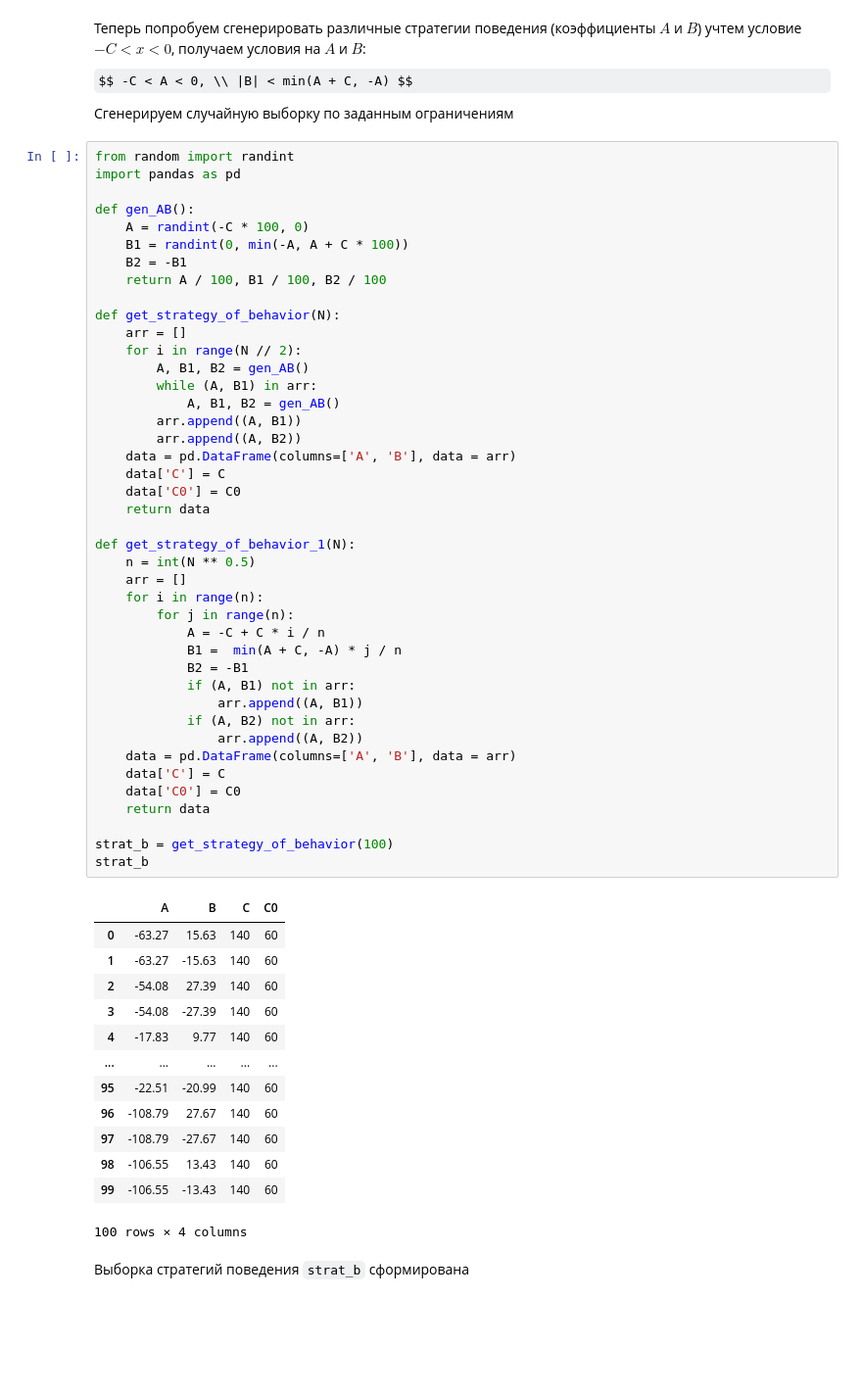
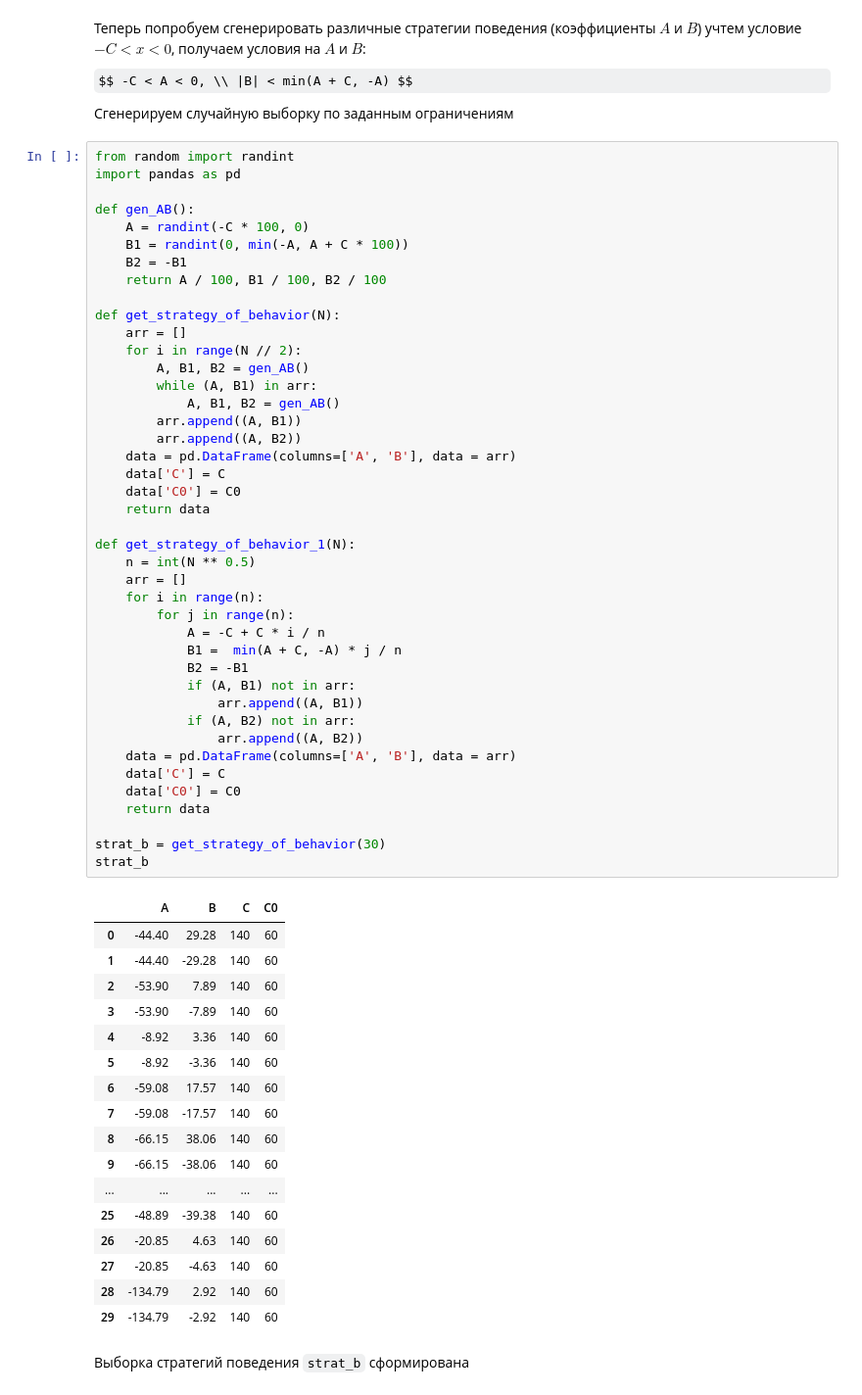
Before and after one commit to Step2Victory/research_fitness_function, a Jupyter notebook: Untitled.ipynb, the cells around one changed output. Shown: that part at 98% size. Saved outputs shown, nothing was run; the diff lists cells and outputs as text; some formulas as TeX source; blank space fills up the shorter version.

```diff
--- a/Untitled.ipynb
+++ b/Untitled.ipynb
@@ -117,46 +117,50 @@ def get_strategy_of_behavior(N):
         A, B1, B2 = gen_AB()
         while (A, B1) in arr:
             A, B1, B2 = gen_AB()
         arr.append((A, B1))
         arr.append((A, B2))
     data = pd.DataFrame(columns=['A', 'B'], data = arr)
     data['C'] = C
     data['C0'] = C0
     return data
 
 def get_strategy_of_behavior_1(N):
     n = int(N ** 0.5)
     arr = []
     for i in range(n):
         for j in range(n):
             A = -C + C * i / n
             B1 =  min(A + C, -A) * j / n
             B2 = -B1
             if (A, B1) not in arr:
                 arr.append((A, B1))
             if (A, B2) not in arr:
                 arr.append((A, B2))
     data = pd.DataFrame(columns=['A', 'B'], data = arr)
     data['C'] = C
     data['C0'] = C0
     return data
 
-strat_b = get_strategy_of_behavior(100)
+strat_b = get_strategy_of_behavior(30)
 strat_b
 # %% [output]
 |  | A | B | C | C0 |
-| 0 | -63.27 | 15.63 | 140 | 60 |
-| 1 | -63.27 | -15.63 | 140 | 60 |
-| 2 | -54.08 | 27.39 | 140 | 60 |
-| 3 | -54.08 | -27.39 | 140 | 60 |
-| 4 | -17.83 | 9.77 | 140 | 60 |
+| 0 | -44.40 | 29.28 | 140 | 60 |
+| 1 | -44.40 | -29.28 | 140 | 60 |
+| 2 | -53.90 | 7.89 | 140 | 60 |
+| 3 | -53.90 | -7.89 | 140 | 60 |
+| 4 | -8.92 | 3.36 | 140 | 60 |
+| 5 | -8.92 | -3.36 | 140 | 60 |
+| 6 | -59.08 | 17.57 | 140 | 60 |
+| 7 | -59.08 | -17.57 | 140 | 60 |
+| 8 | -66.15 | 38.06 | 140 | 60 |
+| 9 | -66.15 | -38.06 | 140 | 60 |
 | ... | ... | ... | ... | ... |
-| 95 | -22.51 | -20.99 | 140 | 60 |
-| 96 | -108.79 | 27.67 | 140 | 60 |
-| 97 | -108.79 | -27.67 | 140 | 60 |
-| 98 | -106.55 | 13.43 | 140 | 60 |
-| 99 | -106.55 | -13.43 | 140 | 60 |
+| 25 | -48.89 | -39.38 | 140 | 60 |
+| 26 | -20.85 | 4.63 | 140 | 60 |
+| 27 | -20.85 | -4.63 | 140 | 60 |
+| 28 | -134.79 | 2.92 | 140 | 60 |
+| 29 | -134.79 | -2.92 | 140 | 60 |
-100 rows × 4 columns
 # %% [markdown]
 Выборка стратегий поведения `strat_b` сформирована
 # %% [markdown]
```
Also changed, not shown: parts of 2 cells of this notebook.
